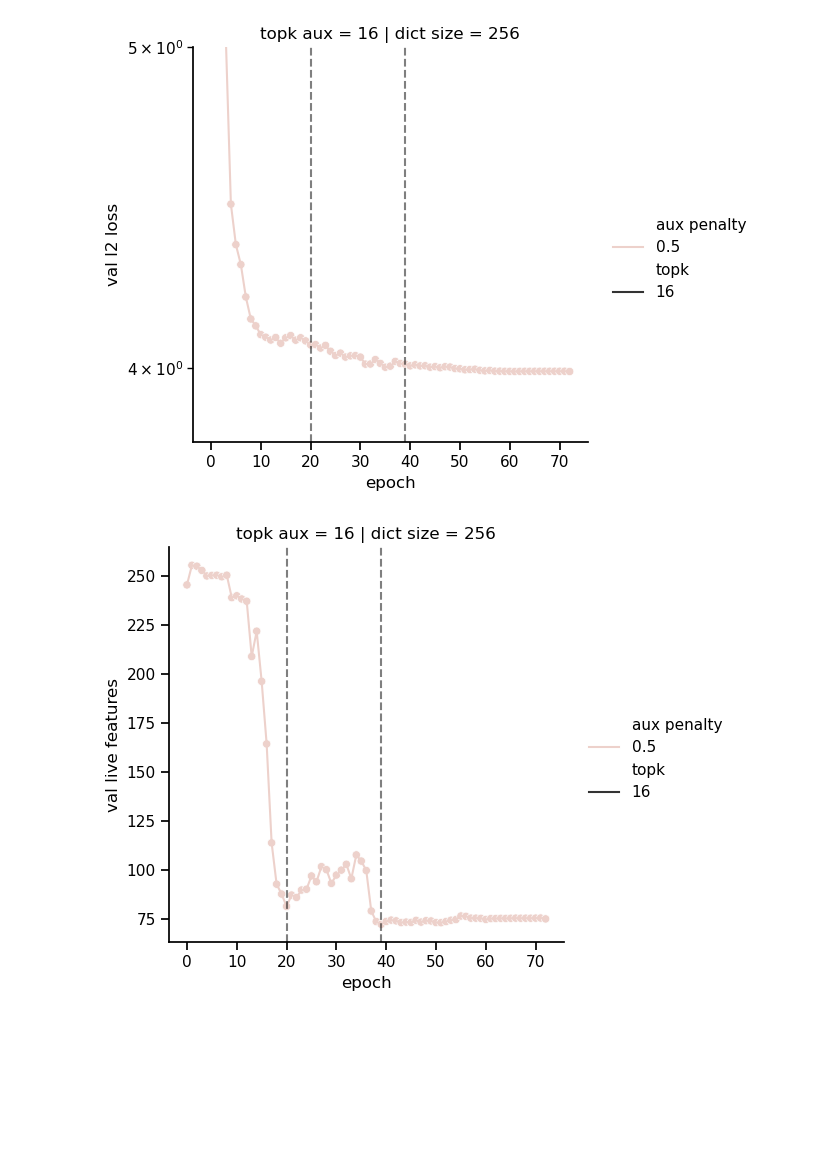
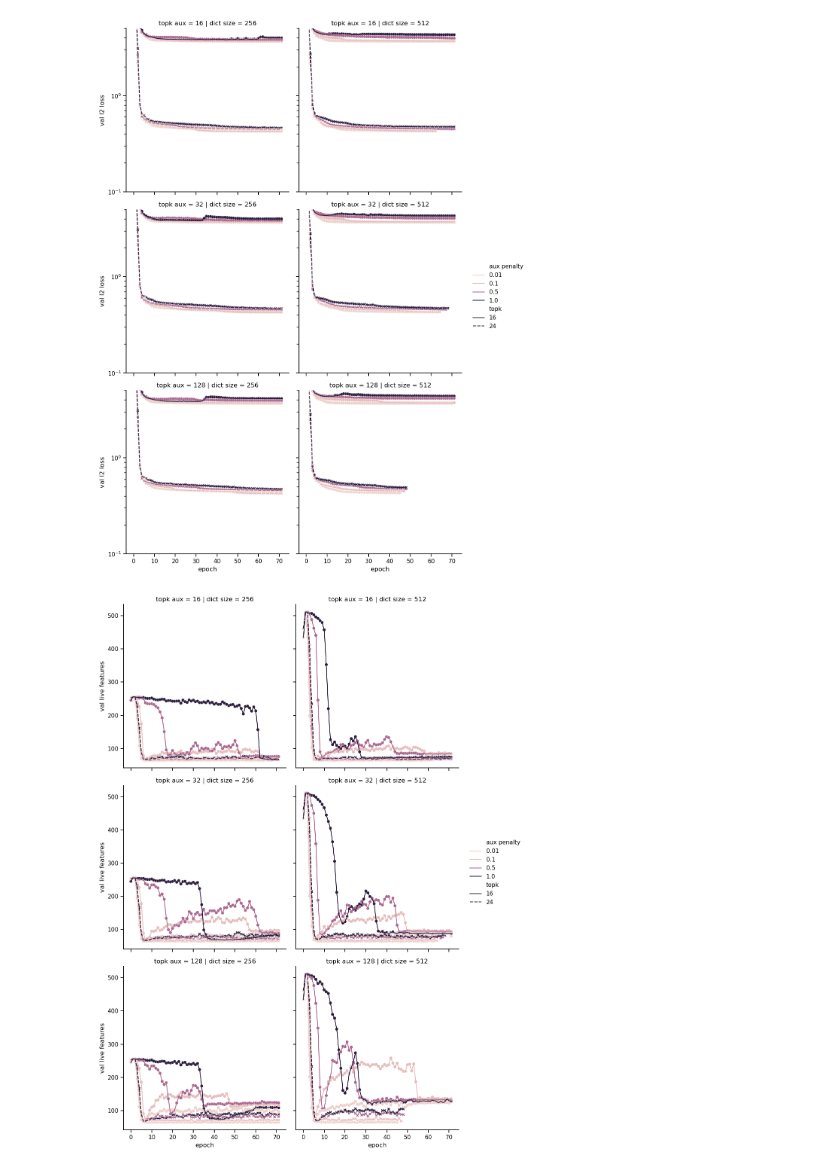
Before and after one commit to jackdesmarais/SAE_Hackathon, a Jupyter notebook: batch_topK_hyperParam_sweep/analysis/in_progress_analysis.ipynb, the cells around one changed output. Cells and saved outputs as stored; diff of their text form; code cells hidden in the pictures; blank space fills up the shorter version.

```diff
--- a/batch_topK_hyperParam_sweep/analysis/in_progress_analysis.ipynb
+++ b/batch_topK_hyperParam_sweep/analysis/in_progress_analysis.ipynb
@@ -55,7 +54,7 @@ import numpy as np
 sns.set_context('notebook')
 sns.set_palette('colorblind')
 
-metrics = pd.read_csv('./v7_hp_sweepHP_sweep-Training_traces.csv',index_col=[0,1,2,3,4,5,6,7], header=0)
+metrics = pd.read_csv('./v11_adaptive_chunk_size_dataset-Training_traces.csv',index_col=[0,1,2,3,4,5,6,7], header=0)
 metrics.columns.name = 'Metrics'
 display(metrics)
 # %% [output]
@@ -76,7 +75,9 @@ display(metrics)
 # %%
 to_plot = metrics.reset_index()
-to_plot.columns = [col.replace('_', ' ') for col in to_plot.columns]
+to_plot.columns = [col.replace('_', ' ').strip() for col in to_plot.columns]
 to_plot['val live features'] = to_plot['dict size'] - to_plot['val num dead features']
 to_plot['train live features'] = to_plot['dict size'] - to_plot['train num dead features']
+to_plot['running epoch time (sec)'] = to_plot['runtime']/to_plot['epoch']
+to_plot['running epoch time (min)'] = to_plot['running epoch time (sec)']/60
 display(to_plot)
 # %% [output]
@@ -96,30 +97,30 @@ display(to_plot)
 # %%
-test_cols = ['val l2 loss','val live features']
+test_cols = ['val l2 loss','val live features', 'running epoch time (min)']
+to_plot['num workers'] = pd.Categorical(to_plot['num workers'])
 
-sel_df = to_plot[(to_plot['dict size'] == 256) & (to_plot['topk aux'] == 16) & (to_plot['topk'] == 16) & (to_plot['aux penalty'] == 0.5)]
 
 for col in test_cols:
-    g= sns.relplot(data=sel_df, kind='line',
+    g= sns.relplot(data=to_plot, kind='line',
                 x= 'epoch', y=col,
                 hue='aux penalty',
                 style='topk',
                 col='dict size',
                 row='topk aux')
 
     g.map_dataframe(sns.scatterplot, x= 'epoch', y=col,
                 style='topk', hue='aux penalty')
-    g.refline(x=20, color='k', linestyle='--', alpha=0.5)
-    g.refline(x=39, color='k', linestyle='--', alpha=0.5)
+    # g.refline(x=20, color='k', linestyle='--', alpha=0.5)
+    # g.refline(x=39, color='k', linestyle='--', alpha=0.5)
     if col == 'val l2 loss':
-        plt.ylim(3.8,5)
+        plt.ylim(0.1,5)
         plt.yscale('log')
 
 
     # g.refline(y=spliceAI_mets.loc['2024_12_14_SpliceAI_10k_Cryptic_test_metirics_no_topK_untrained_alphas_nologits.pckl',col[4:]],
     #             c='k', alpha=0.5, linestyle='--', label='SpliceAI 10kb ensemble')
     # g.refline(y=spliceAI_mets.loc['2024_12_14_SpliceAI_400_Cryptic_test_metirics_no_topK_untrained_alphas_nologits.pckl',col[4:]],
     #             c='k', alpha=0.6, linestyle='-.', label='SpliceAI 400bp ensemble')
     plt.show()
 # %% [output]
-[figure, old version]
+[figure, new version]
-[figure, old version]
+[figure, new version]
```
Also changed, not shown: parts of 20 cells of this notebook.
